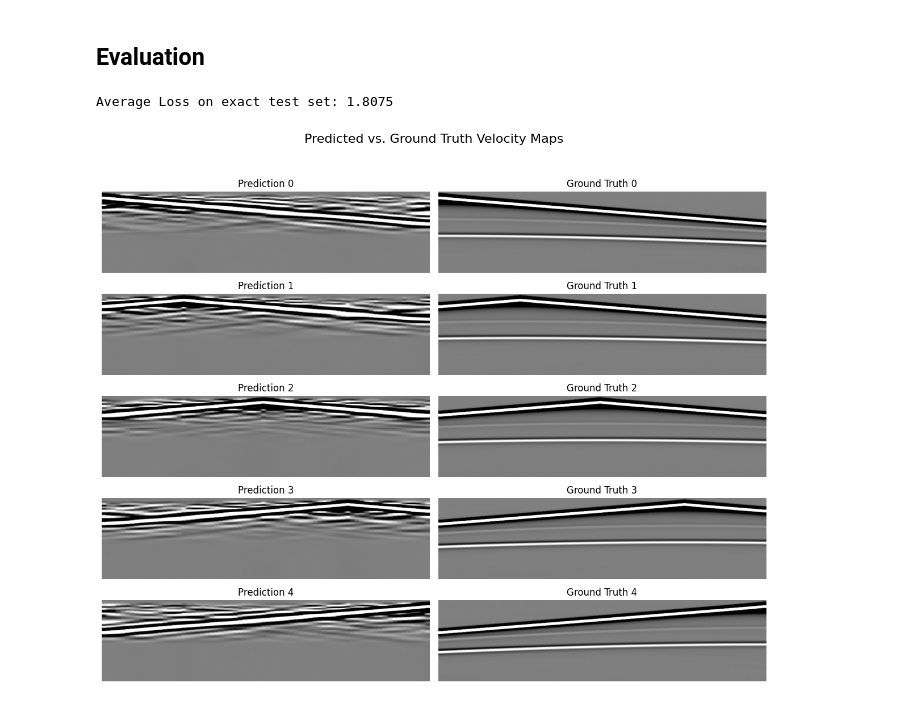
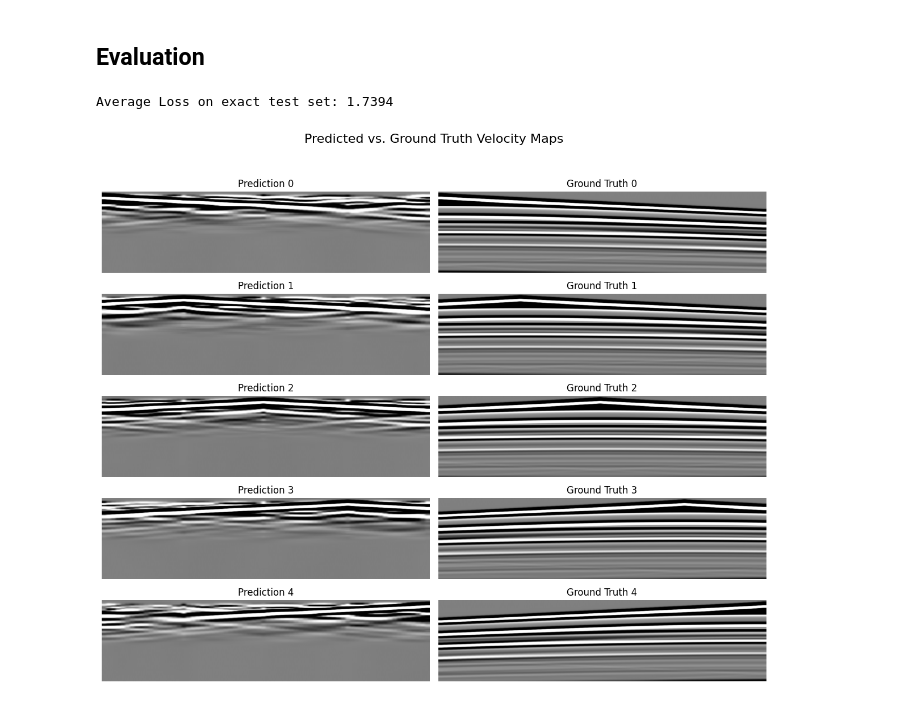
Before and after one commit to oduolaidrisA/Kaggle, a Jupyter notebook: Geophysical_Waveform_Inversion/forward_model_using_deeponet.ipynb, the cells around one changed output. Saved outputs shown, nothing was run; the diff lists cells and outputs as text; code cells hidden in the pictures.

```diff
--- a/Geophysical_Waveform_Inversion/forward_model_using_deeponet.ipynb
+++ b/Geophysical_Waveform_Inversion/forward_model_using_deeponet.ipynb
@@ -88,8 +88,12 @@ def prepare_data(cfg):
     sample_points = sum(v.shape[0] for v in vel_data) #To ensure we have the required number of data
     vel_data = np.concatenate(vel_data, axis=0)
     #Normalizing the velocity data
-    vel_data = (vel_data - vel_data.mean())/(vel_data.std() + 1e-8)
+    #vel_data = (vel_data - vel_data.mean())/(vel_data.std() + 1e-8)
     seismic_data = np.concatenate(seismic_data, axis=0)
+
+    #Data Preprocessing
+
+
     #Normalizing the seismic data
     #seismic_data = (seismic_data - seismic_data.mean())/(seismic_data.std() + 1e-8)
     assert ( vel_data.shape[0] == sample_points and seismic_data.shape[0] == sample_points
@@ -456,0 +461,5 @@ tensor(2.2973)
+# %%
+y = torch.tensor([-1,2,100,-30,45])
+print('y = ',y)
+x = torch.sign(y)
+print(x)
@@ -471,12 +497,12 @@ class PlModel(pl.LightningModule):
 
     def loss_function(self,y_true,y_hat, beta = 0.5):
         #lp_norm = lambda x: torch.norm(x, p=2)
-        log1p = lambda x: torch.log(1 + torch.abs(x))
+        #log1p = lambda x: torch.log(1 + torch.abs(x)) #It is going to remove all the negative values
         assert y_hat.shape == y_true.shape, f"Shape Mismatch! prediction shape:{y_hat.shape}, target shape: {y_true.shape}"
 
-        y_pred_log = torch.sign(y_hat) * log1p(y_hat)
-        y_true_log = torch.sign(y_true) * log1p(y_true)
-        log_loss = F.mse_loss(y_pred_log, y_true_log)
+        #y_pred_log = torch.sign(y_hat) * log1p(y_hat)
+        #y_true_log = torch.sign(y_true) * log1p(y_true)
+        #log_loss = F.mse_loss(y_pred_log, y_true_log)
 
         #Time dependent weight loss
         #time_weights = torch.linspace(1,5, y_true.shape[2], device = y_true.device)
@@ -496,7 +522,7 @@ class PlModel(pl.LightningModule):
         grad_pred_y = y_hat[:, :, 1:, :] - y_hat[:, :, :-1, :]
 
         #direct_loss = F.mse_loss(y_hat, y_true)
-        return  log_loss + 2*bottom_loss  +  F.mse_loss(grad_true_x, grad_pred_x) + F.mse_loss(grad_true_y, grad_pred_y) #weight_loss +#
+        return  bottom_loss  +  F.mse_loss(grad_true_x, grad_pred_x) + F.mse_loss(grad_true_y, grad_pred_y) #weight_loss +#
 
     def _common_step(self, batch):
         x,y = batch
@@ -619,28 +649,28 @@ pred_loader = data_module.predict_dataloader()
 # %%
 avgloss, preds, exact = model.evaluate_on_test_set(pred_loader)
 # %% [output]
-Average Loss on exact test set: 1.8075
+Average Loss on exact test set: 1.7394
 # %%
 plt.figure(figsize=(12, 10))
 plt.suptitle("Predicted vs. Ground Truth Velocity Maps", fontsize=16)
-n = 0
+n = 8
 for i in range(5):  # Plot 5 samples: pred + target
     # Plot prediction
     plt.subplot(5, 2, 2*i+1)
     plt.imshow(preds[n, i, :, :], extent=[0, 70, 1000, 0], aspect='auto', cmap='gray', vmin=-0.5, vmax=0.5)
     plt.title(f"Prediction {i}")
     plt.axis("off")
 
     # Plot corresponding ground truth
     plt.subplot(5, 2, 2*i + 2)
     plt.imshow(exact[n, i, :, :], extent=[0, 70, 1000, 0], aspect='auto', cmap='gray', vmin=-0.5, vmax=0.5)
     plt.title(f"Ground Truth {i}")
     plt.axis("off")
 
 plt.tight_layout(rect=[0, 0, 1, 0.95])
 plt.show()
 # %% [output]
-[figure, old version]
+[figure, new version]
 # %%
 
 plt.figure(figsize=(12, 10))
```
Also changed, not shown: parts of 11 cells of this notebook.
